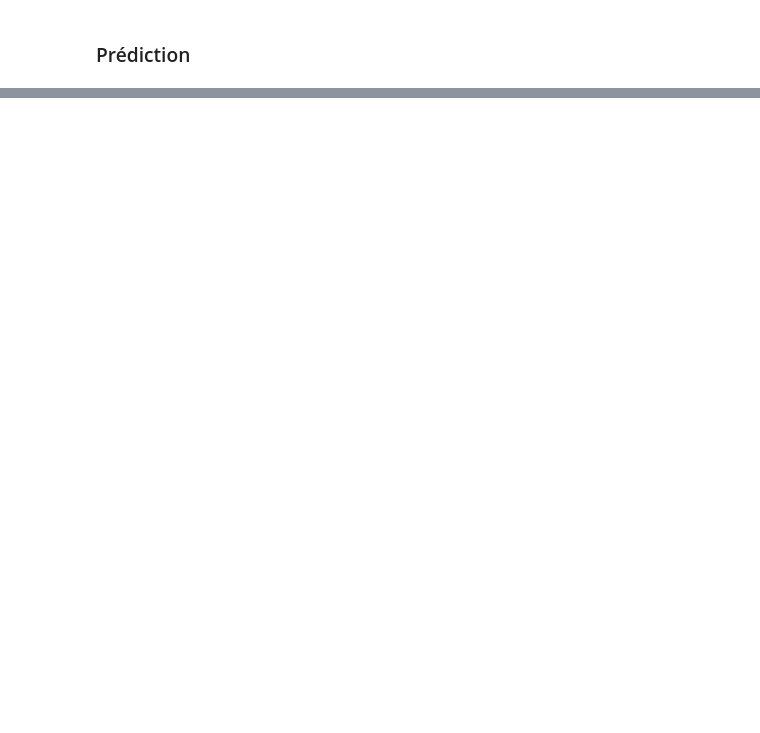
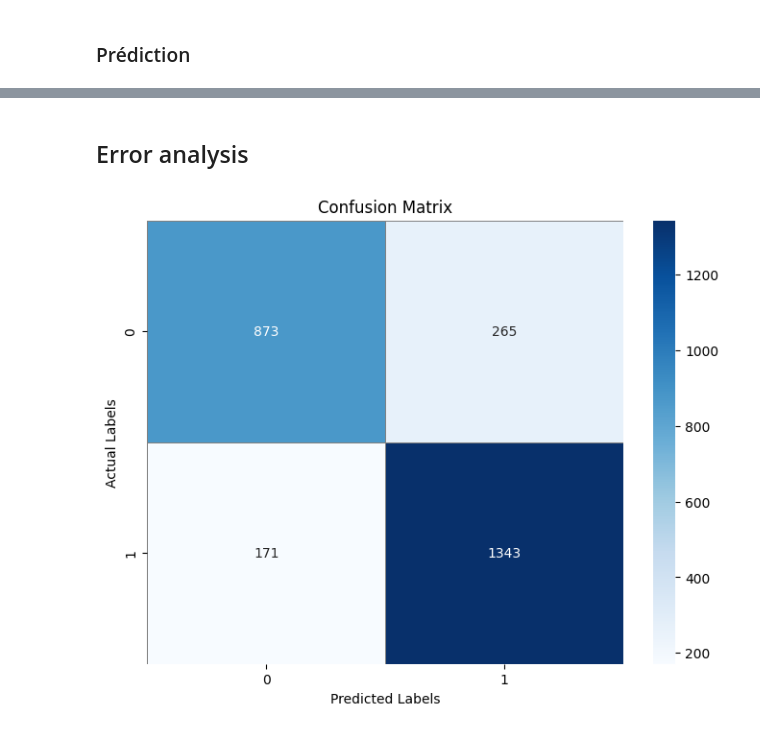
Before and after one commit to mchianale/datamining_project, a Jupyter notebook: tf-idf.ipynb, the cells around one changed output, grey strips where cells are left out. Drawn from its saved outputs; the diff is of its cells as text; code cells hidden in the pictures; blank space fills up the shorter version.

```diff
--- a/tf-idf.ipynb
+++ b/tf-idf.ipynb
@@ -604,0 +652,7 @@ df_tfidf.head()
+# %%
+from sklearn.model_selection import PredefinedSplit
+# Grid-search on validation set.
+X = np.concatenate((X_train_tfidf, X_val_tfidf), axis=0)
+y = np.concatenate((y_train, y_val), axis=0)
+validation_indexes = [-1]*len(X_train_tfidf) + [0]*len(X_val_tfidf)
+ps = PredefinedSplit(test_fold=validation_indexes)
@@ -604,0 +682,4 @@ df_tfidf.head()
+# %%
+print(grid_search.best_params_)
+print(grid_search.best_score_)
+best_clf = grid_search.best_estimator_
@@ -604,0 +709,4 @@ df_tfidf.head()
+# %%
+# train
+best_clf = LogisticRegression(**best_clf.get_params())
+best_clf.fit(X_train_tfidf, y_train)
@@ -604,0 +716,12 @@ df_tfidf.head()
+# %%
+y_pred = best_clf.predict(X_val_tfidf)
+
+print("Val Accuracy: {:.2f}".format(100 * metrics.accuracy_score(y_val, y_pred)))
+print("Val F1-Score: {:.2f}".format(100 * metrics.f1_score(y_val, y_pred)))
+print()
+
+report = metrics.classification_report(
+    y_val, y_pred,
+    target_names=map_sentiments.values()
+)
+print(report)
@@ -604,0 +795,17 @@ df_tfidf.head()
+# %% [markdown]
+## Error analysis
+# %%
+from sklearn.metrics import confusion_matrix
+
+conf_mx = confusion_matrix(y_val, y_pred)
+plt.figure(figsize=(8, 6))
+sns.heatmap(conf_mx, annot=True, fmt='d', cmap='Blues', linewidths=0.5, linecolor='gray')
+
+# Labels and title
+plt.xlabel("Predicted Labels")
+plt.ylabel("Actual Labels")
+plt.title("Confusion Matrix")
+plt.savefig('img/tf-idf/confusion_val.png')
+plt.show()
+# %% [output]
+[figure, added]
```
Also changed, not shown: parts of 40 cells of this notebook, 14 other files.
